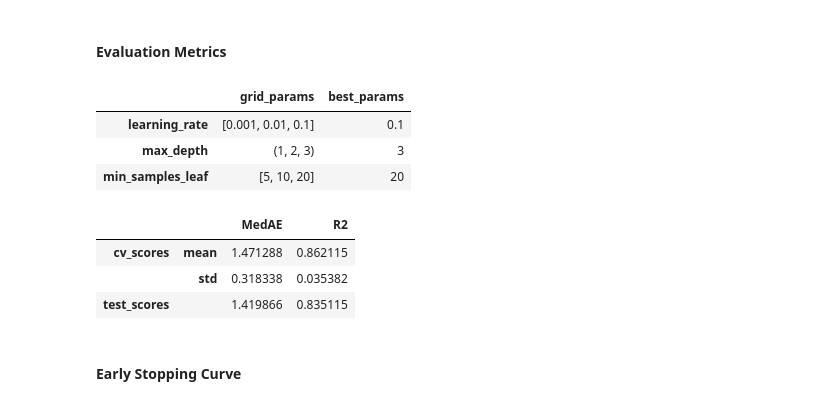
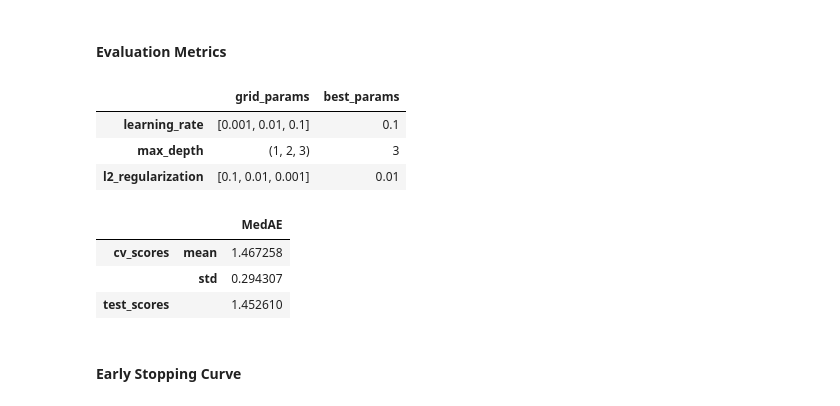
Before and after one commit to garudapaksi-yusuf/Auto_MPG_Prediction, a Jupyter notebook: notebook/notebook.ipynb, the cells around one changed output. Cells and saved outputs as stored; diff of their text form; code cells hidden in the pictures.

```diff
--- a/notebook/notebook.ipynb
+++ b/notebook/notebook.ipynb
@@ -846,6 +824,8 @@ After the appropriate model is selected, the next part concerns with setting con
 learning_rate = 0.1
 max_depth = None
 min_samples_leaf = 20
+l2_regularization = 0
+scoring = "neg_median_absolute_error"
 
 # execute modeling pipeline
 prep_pipeline, X_train, X_test, y_train, y_test, estimator = modeling_pipeline(
@@ -853,7 +833,9 @@ prep_pipeline, X_train, X_test, y_train, y_test, estimator = modeling_pipeline(
     rng,
     learning_rate,
     max_depth,
-    min_samples_leaf
+    min_samples_leaf,
+    l2_regularization,
+    scoring
 )
 
 # display preprocessing pipeline and trained estimator
@@ -881,12 +866,12 @@ param_range_learning_rate = np.logspace(start, stop, num)
 param_name_max_depth = "max_depth"
 param_range_max_depth = range(1, 4)
 
-param_name_min_samples_leaf = "min_samples_leaf"
-start, stop, num = min_samples_leaf // 4, min_samples_leaf, 3
-param_range_min_samples_leaf = np.geomspace(start, stop, num, dtype=int)
+param_name_l2_regularization = "l2_regularization"
+start, stop, num = -1, -3, 3
+param_range_l2_regularization = np.logspace(start, stop, num)
 
 param_grid = {
     param_name_learning_rate: param_range_learning_rate,
     param_name_max_depth: param_range_max_depth,
-    param_name_min_samples_leaf: param_range_min_samples_leaf
+    param_name_l2_regularization: param_range_l2_regularization
 }
@@ -906,6 +877,0 @@ single variable.
-# %%
-# generate scorer from defined loss function
-scoring = {
-    "MedAE": make_scorer(median_absolute_error, greater_is_better=False),
-    "R2": make_scorer(r2_score)
-}
@@ -919,12 +903,10 @@ inner_cv, outer_cv = KFold(n_splits_inner, **kwargs), KFold(n_splits_outer, **kw
 # %%
 # perform hyperparameter search over nested cross-validation procedure
 n_jobs = -1
-metric_optimized = "MedAE"
 search = GridSearchCV(
     estimator,
     param_grid=param_grid,
     scoring=scoring,
     n_jobs=n_jobs,
-    refit=metric_optimized,
     cv=inner_cv
 )
@@ -954,7 +946,7 @@ GridSearchCV(cv=KFold(n_splits=6, random_state=RandomState(MT19937) at 0x...,
 df_params = pd.DataFrame({
     "learning_rate": [param_range_learning_rate],
     "max_depth": [tuple(param_range_max_depth)],
-    "min_samples_leaf": [param_range_min_samples_leaf]
+    "l2_regularization": [param_range_l2_regularization]
 }, index=["grid_params"])
 
 # chosen hyperparameters from inner_cv
@@ -968,43 +960,41 @@ pd.concat([df_params, df_cv_params]).transpose()
 |  | grid_params | best_params |
 | learning_rate | [0.001, 0.01, 0.1] | 0.1 |
 | max_depth | (1, 2, 3) | 3 |
-| min_samples_leaf | [5, 10, 20] | 20 |
+| l2_regularization | [0.1, 0.01, 0.001] | 0.01 |
 # %%
 # cross-validated scores from outer_cv
 cv_scores = cross_validate(
     search.best_estimator_, X_train, y_train,
     scoring=scoring,
     cv=outer_cv,
     n_jobs=-1,
 )
 df_cv = pd.DataFrame({
-    "MedAE": [abs(np.mean(cv_scores["test_MedAE"])), np.std(cv_scores["test_MedAE"])],
-    "R2": [np.mean(cv_scores["test_R2"]), np.std(cv_scores["test_R2"])]
+    "MedAE": [abs(np.mean(cv_scores["test_score"])), np.std(cv_scores["test_score"])],
 }, index=["mean", "std"])
 
 # test scores from best estimator fitted on train set
 y_pred = pd.Series(
     search.best_estimator_.predict(X_test),
     index=y_test.index,
     name="mpg_pred"
 )
 df_pred = pd.DataFrame({
     "MedAE": [median_absolute_error(y_test, y_pred)],
-    "R2": [r2_score(y_test, y_pred)]
 })
 
 multiindex_tuples = [
     ('cv_scores', 'mean'),
     ('cv_scores', 'std'),
     ('test_scores', '')
 ]
 multiindex = pd.MultiIndex.from_tuples(multiindex_tuples)
 pd.concat([df_cv, df_pred]).set_index(multiindex)
 # %% [output]
-|  |  | MedAE | R2 |
-| cv_scores | mean | 1.471288 | 0.862115 |
-|  | std | 0.318338 | 0.035382 |
-| test_scores |  | 1.419866 | 0.835115 |
+|  |  | MedAE |
+| cv_scores | mean | 1.467258 |
+|  | std | 0.294307 |
+| test_scores |  | 1.452610 |
 # %% [markdown]
 #### Early Stopping Curve
 # %%
```
Also changed, not shown: parts of 18 cells of this notebook.
